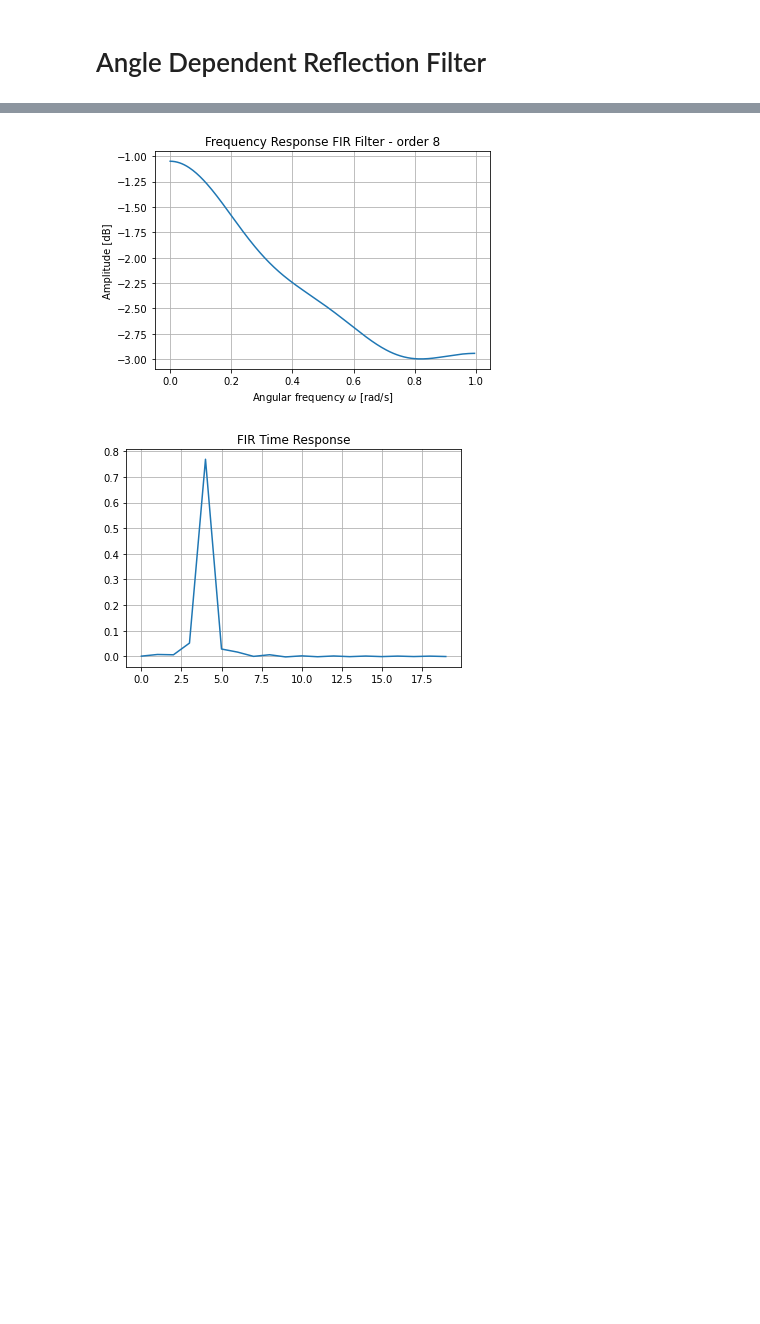
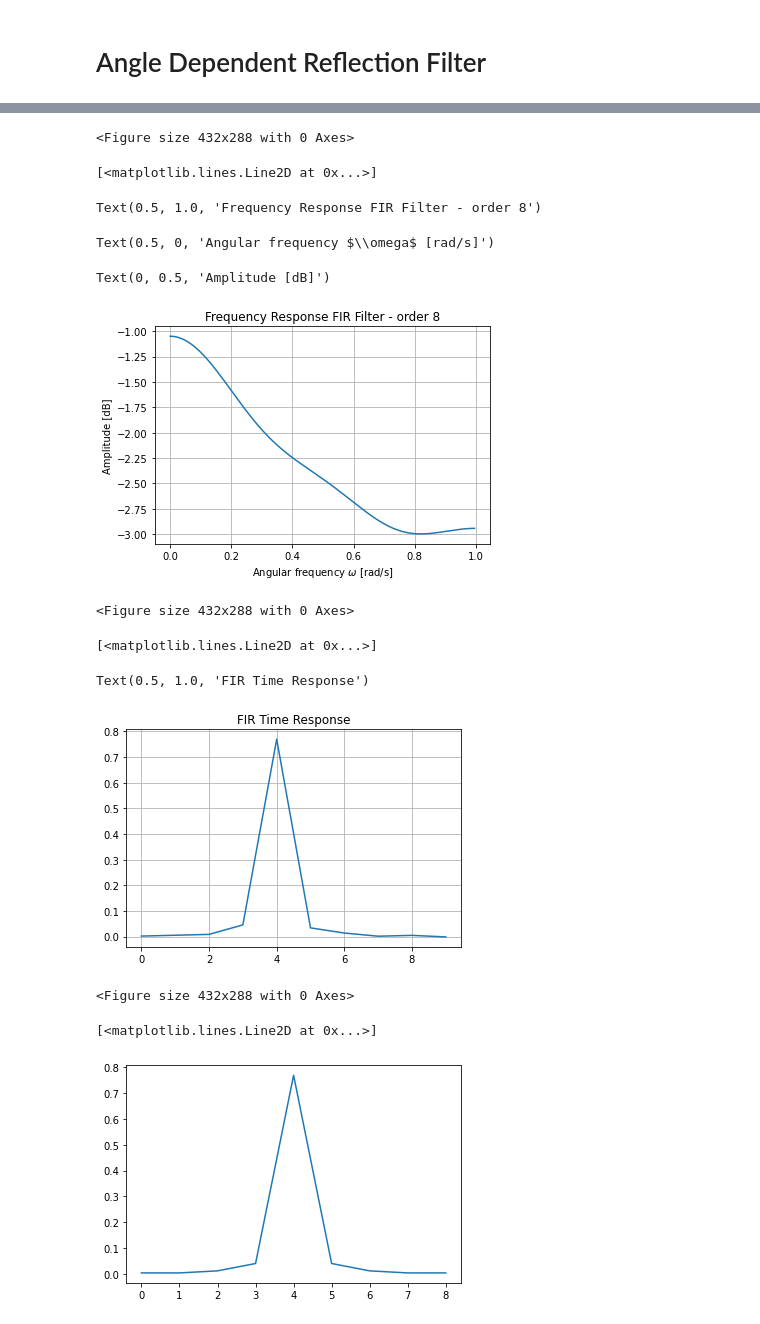
Before and after one commit to steDamiano/pyroadacoustics, a Jupyter notebook: angle_dep_filter.ipynb, the cells around one changed output, grey strips where cells are left out. Cells and saved outputs as stored; diff of their text form; code cells hidden in the pictures; blank space fills up the shorter version.

Commit message:
Angle dependent asphalt reflection filter

```diff
--- a/angle_dep_filter.ipynb
+++ b/angle_dep_filter.ipynb
@@ -79,33 +112,47 @@ alpha_sel = np.polyval(model_alpha2, f_sel)
 
 print('Frequencies: ', np.around(f_sel, 2))
 print('Absorption Coefficients: ', np.around(alpha_sel, 2))
 
 numtaps = 9
 filter_len = 256
 
 refl = np.sqrt(1 - alpha_sel)
 b_fir = scipy.signal.firls(numtaps, f_sel / 4000, refl)
 
 w, H_fir = scipy.signal.freqz(b_fir, a=1, worN = filter_len)
-H_fir_full = np.concatenate((H_fir, H_fir[-2:0:-1].conj()))
+H_fir_full = np.concatenate((H_fir, H_fir[-1:0:-1].conj()))
 
 h_fir = np.fft.ifft(H_fir_full).real
 
 plt.figure()
 plt.plot(w/np.pi, 20 * np.log10(abs(H_fir)))
 plt.title('Frequency Response FIR Filter - order %d' %(numtaps - 1))
 plt.xlabel(r"Angular frequency $\omega$ [rad/s]")
 plt.ylabel("Amplitude [dB]")
 plt.grid()
 plt.show()
 
 plt.figure()
-plt.plot(np.concatenate((h_fir, np.zeros(512 - len(h_fir))))[0:20])
+plt.plot(np.concatenate((h_fir, np.zeros(512 - len(h_fir))))[0:10])
 plt.title('FIR Time Response')
 plt.grid()
 plt.show()
+
+plt.figure()
+plt.plot(b_fir)
 # %% [output]
 Frequencies:  [   0.    571.43 1142.86 1714.29 2285.71 2857.14 3428.57 4000.  ]
 Absorption Coefficients:  [0.19 0.28 0.36 0.42 0.46 0.49 0.5  0.49]
+<Figure size 432x288 with 0 Axes>
+[<matplotlib.lines.Line2D at 0x...>]
+Text(0.5, 1.0, 'Frequency Response FIR Filter - order 8')
+Text(0.5, 0, 'Angular frequency $\\omega$ [rad/s]')
+Text(0, 0.5, 'Amplitude [dB]')
 [figure]
+<Figure size 432x288 with 0 Axes>
+[<matplotlib.lines.Line2D at 0x...>]
+Text(0.5, 1.0, 'FIR Time Response')
-[figure, old version]
+[figure, new version]
+<Figure size 432x288 with 0 Axes>
+[<matplotlib.lines.Line2D at 0x...>]
+[figure, added]
```
Also changed, not shown: parts of 12 cells of this notebook, 1 other file.
